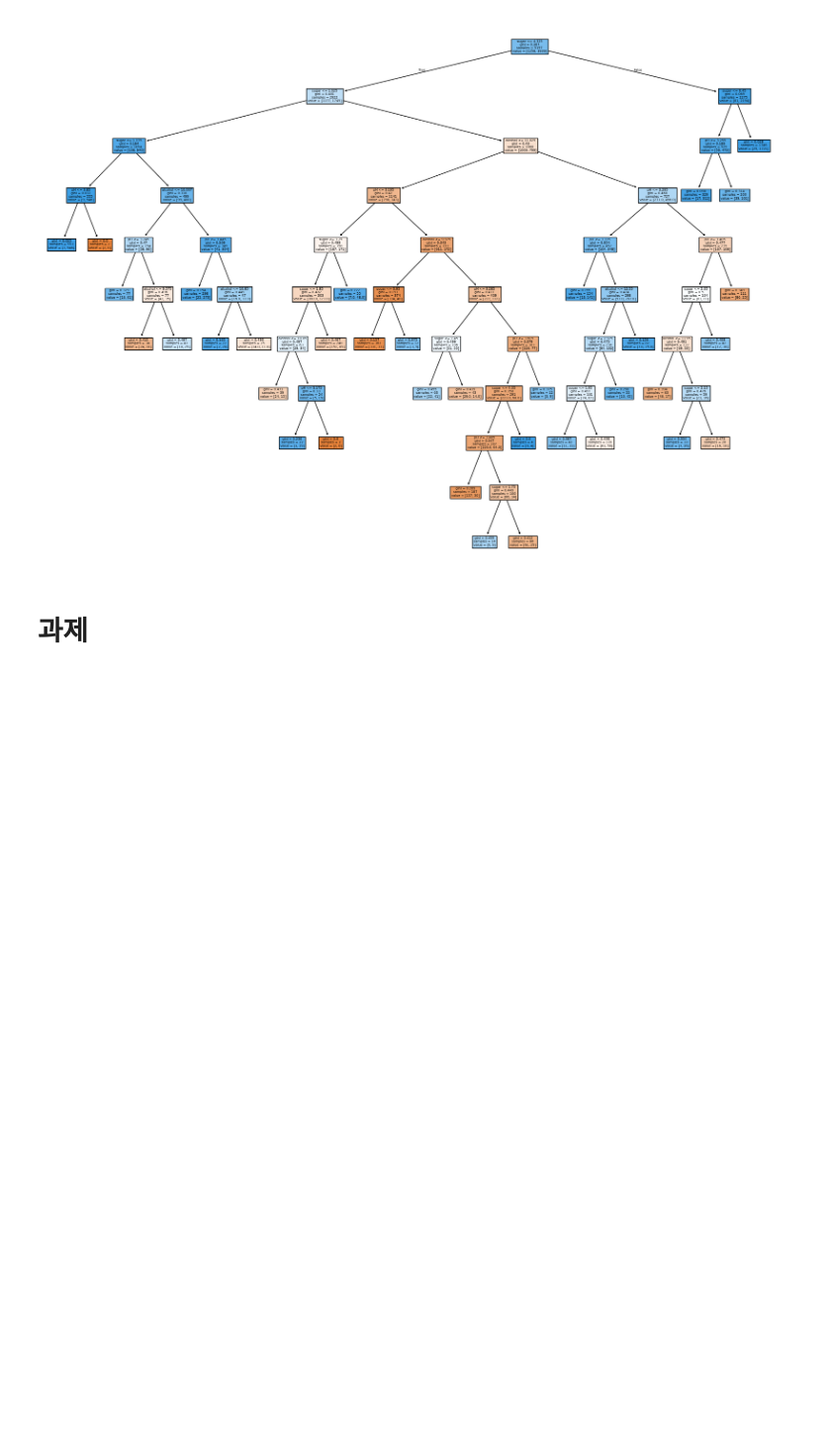
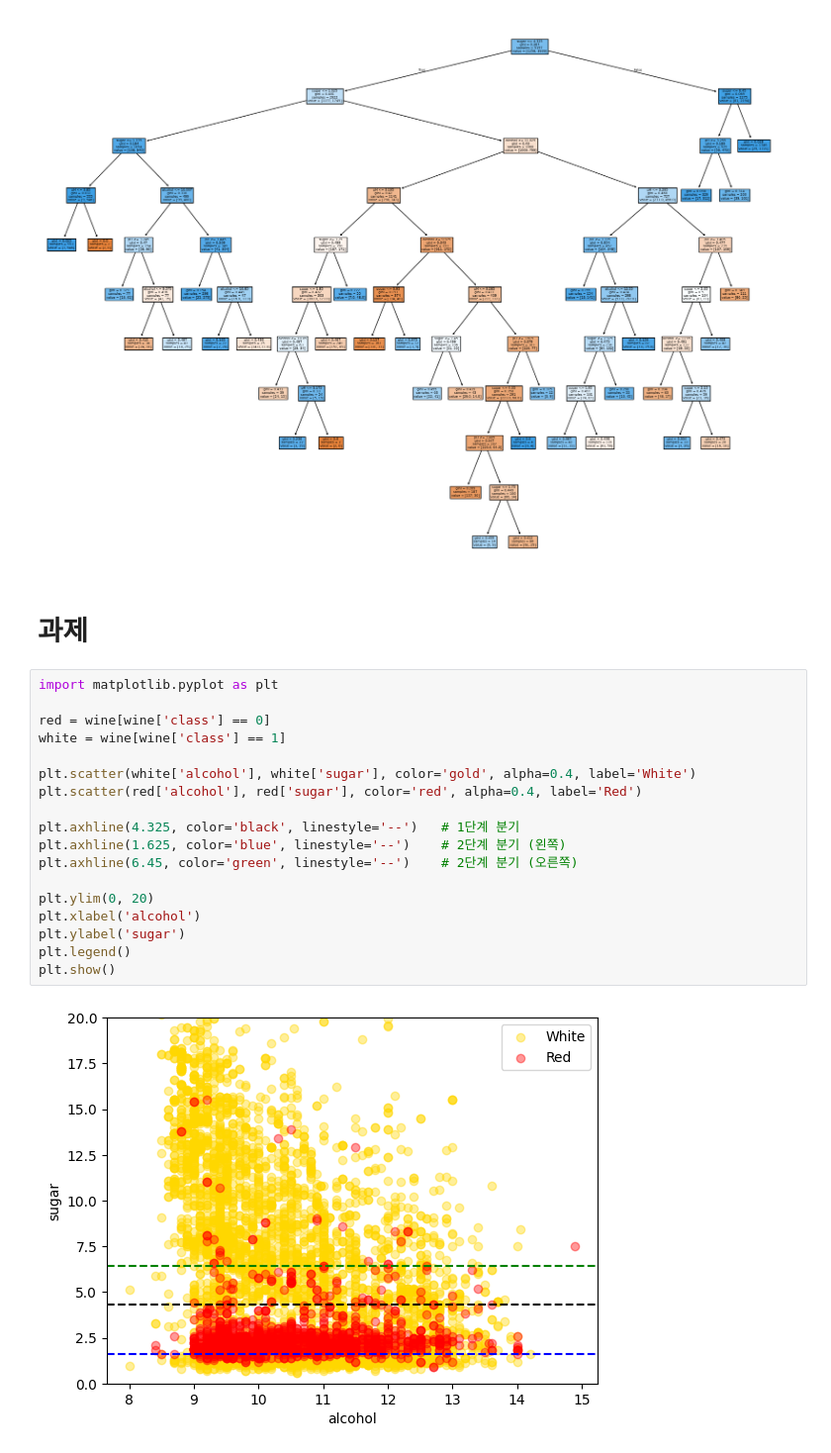
Before and after one commit to lgh8615-boop/ITprogramming, a Jupyter notebook: 05-1.ipynb, the cells around one changed output. Shown at 99% size. Saved outputs shown, nothing was run; the diff lists cells and outputs as text; blank space fills up the shorter version.

```diff
--- a/05-1.ipynb
+++ b/05-1.ipynb
@@ -166,3 +166,23 @@ plt.show()
 [figure]
 # %% [markdown]
 # 과제
+# %%
+import matplotlib.pyplot as plt
+
+red = wine[wine['class'] == 0]
+white = wine[wine['class'] == 1]
+
+plt.scatter(white['alcohol'], white['sugar'], color='gold', alpha=0.4, label='White')
+plt.scatter(red['alcohol'], red['sugar'], color='red', alpha=0.4, label='Red')
+
+plt.axhline(4.325, color='black', linestyle='--')   # 1단계 분기
+plt.axhline(1.625, color='blue', linestyle='--')    # 2단계 분기 (왼쪽)
+plt.axhline(6.45, color='green', linestyle='--')    # 2단계 분기 (오른쪽)
+
+plt.ylim(0, 20)
+plt.xlabel('alcohol')
+plt.ylabel('sugar')
+plt.legend()
+plt.show()
+# %% [output]
+[figure, added]
```
Also changed, not shown: parts of 1 cell of this notebook.
